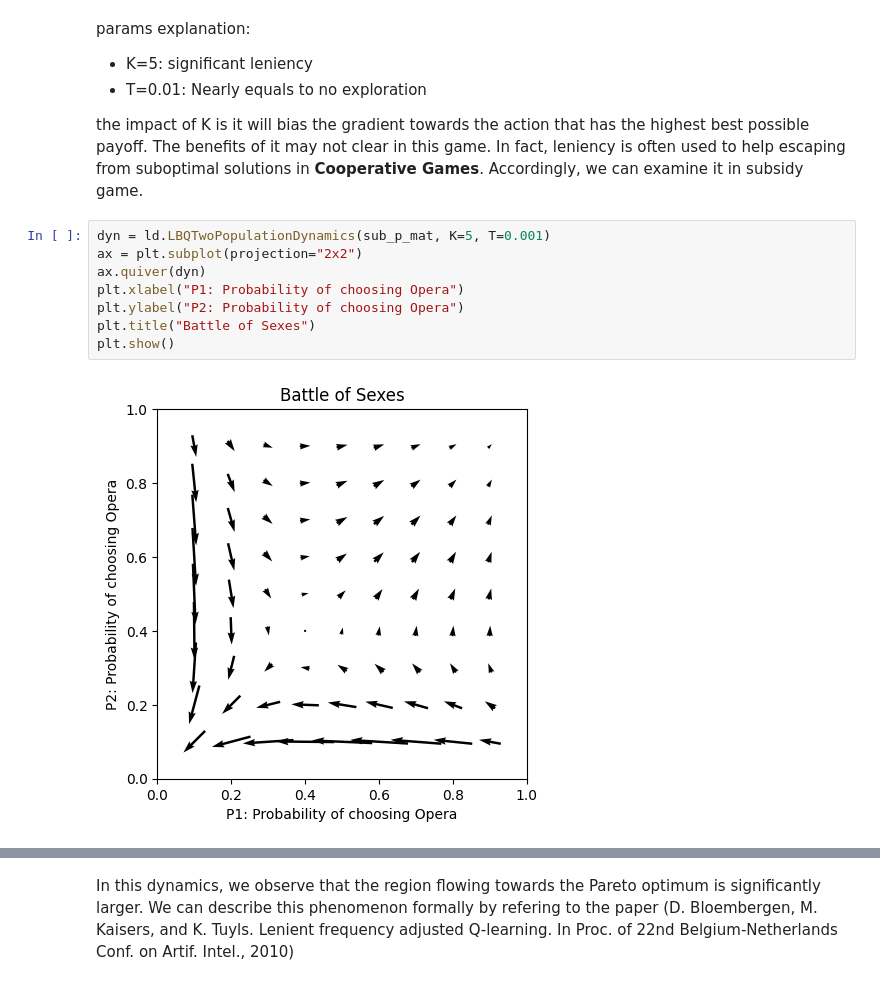
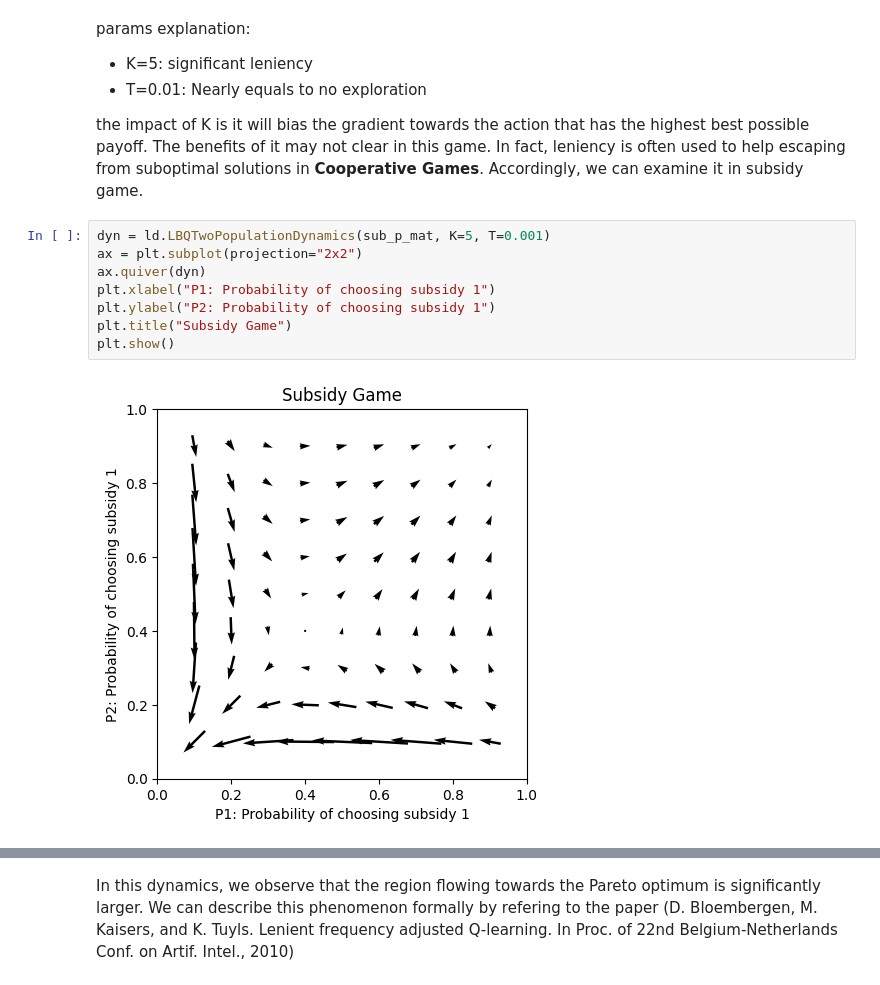
Before and after one commit to serbandr/ml-project, a Jupyter notebook: LearningTest.ipynb, the cells around one changed output, grey strips where cells are left out. Saved outputs shown, nothing was run; the diff lists cells and outputs as text.

```diff
--- a/LearningTest.ipynb
+++ b/LearningTest.ipynb
@@ -204,10 +221,10 @@ the impact of K is it will bias the gradient towards the action that has the hig
 # %%
 dyn = ld.LBQTwoPopulationDynamics(sub_p_mat, K=5, T=0.001)
 ax = plt.subplot(projection="2x2")
 ax.quiver(dyn)
-plt.xlabel("P1: Probability of choosing Opera")
-plt.ylabel("P2: Probability of choosing Opera")
-plt.title("Battle of Sexes")
+plt.xlabel("P1: Probability of choosing subsidy 1")
+plt.ylabel("P2: Probability of choosing subsidy 1")
+plt.title("Subsidy Game")
 plt.show()
 # %% [output]
-[figure, old version]
+[figure, new version]
```
Also changed, not shown: parts of 10 cells of this notebook, 4 other files.
